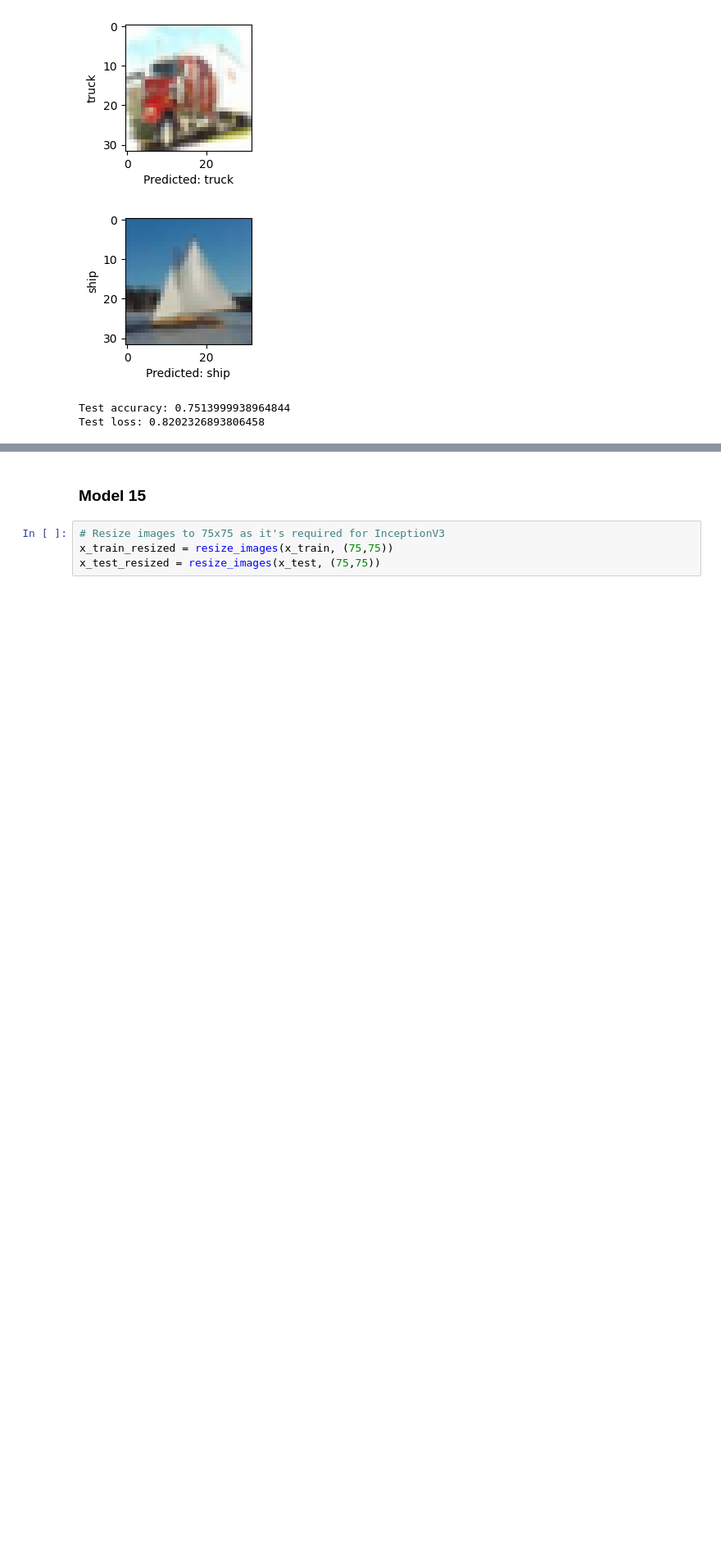
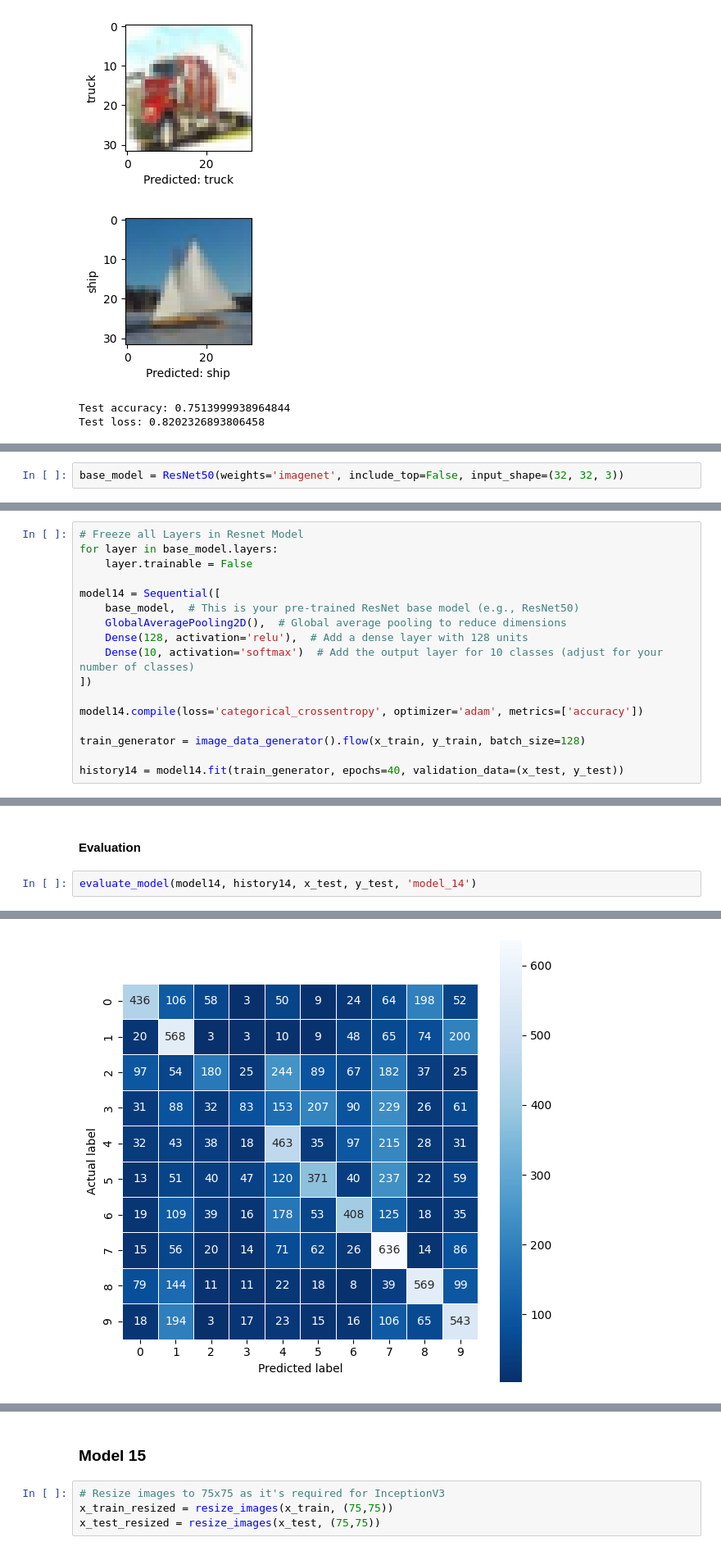
Before and after one commit to babyodacode/image_classification_project, a Jupyter notebook: model.ipynb, the cells around one changed output, grey strips where cells are left out. Shown at 82% size. Cells and saved outputs as stored; diff of their text form; blank space fills up the shorter version.

Commit message:
typos / images

```diff
--- a/model.ipynb
+++ b/model.ipynb
@@ -1489,0 +1494,2 @@ Test loss: 0.8202326893806458
+# %%
+base_model = ResNet50(weights='imagenet', include_top=False, input_shape=(32, 32, 3))
@@ -1489,0 +1499,17 @@ Test loss: 0.8202326893806458
+# %%
+# Freeze all Layers in Resnet Model
+for layer in base_model.layers:
+    layer.trainable = False
+
+model14 = Sequential([
+    base_model,  # This is your pre-trained ResNet base model (e.g., ResNet50)
+    GlobalAveragePooling2D(),  # Global average pooling to reduce dimensions
+    Dense(128, activation='relu'),  # Add a dense layer with 128 units
+    Dense(10, activation='softmax')  # Add the output layer for 10 classes (adjust for your number of classes)
+])
+
+model14.compile(loss='categorical_crossentropy', optimizer='adam', metrics=['accuracy'])
+
+train_generator = image_data_generator().flow(x_train, y_train, batch_size=128)
+
+history14 = model14.fit(train_generator, epochs=40, validation_data=(x_test, y_test))
@@ -1489,0 +1535,5 @@ Test loss: 0.8202326893806458
+# %% [markdown]
+#### Evaluation
+# %%
+evaluate_model(model14, history14, x_test, y_test, 'model_14')
+# %% [output]
@@ -1489,0 +1541 @@ Test loss: 0.8202326893806458
+[figure, added]
```
Also changed, not shown: parts of 10 cells of this notebook, 4 other files.
